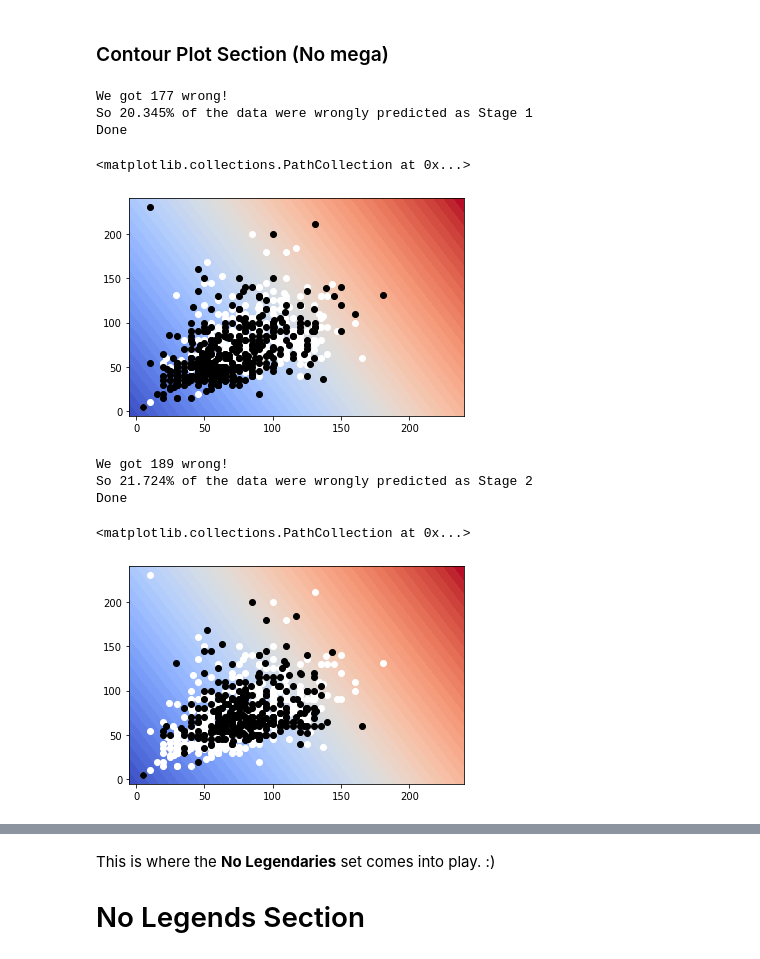
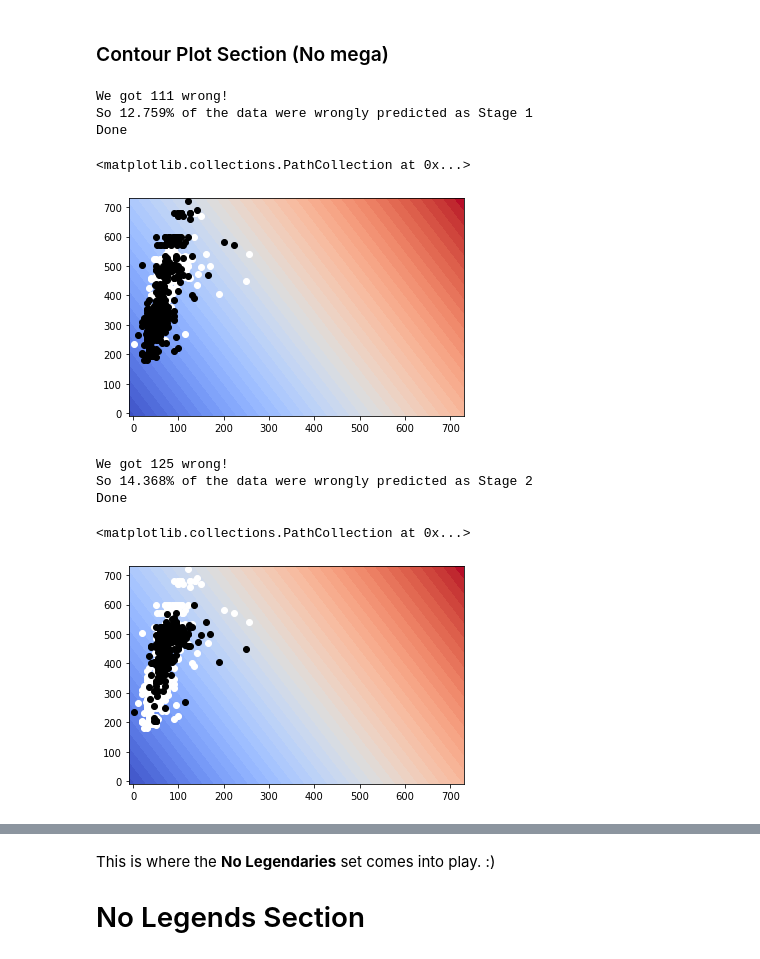
Before and after one commit to samdish7/COSC311, a Jupyter notebook: Projects/Project2/Project2.ipynb, the cells around one changed output, grey strips where cells are left out. Drawn from its saved outputs; the diff is of its cells as text; code cells hidden in the pictures.

```diff
--- a/Projects/Project2/Project2.ipynb
+++ b/Projects/Project2/Project2.ipynb
@@ -202,37 +202,37 @@ Note that **Stage 1** has a fairly high total mean, and the confusion matrix is
 ### Contour Plot Section (No mega)
 # %%
 # Stage 1
-X = noMega[['Attack', 'Defense']].values
+X = noMega[['HP', 'Total']].values
 Y = noMega['Stage']
 Y = Y.replace([1,2,3], [1,0,0]).values.astype('float64') #if stage 1, Stage = 1, 0 otherwise
 knn.train(X,Y)
 
 #predict them!
 prediction = []
 for x in X:
     prediction.append(knn.predict(x))
 predictions = [prediction[i].most_common(2)[0][0] for i in range(len(prediction))]
 
 num_wrong = np.sum(np.not_equal(predictions, Y))
 print(f'We got {num_wrong} wrong!\nSo {round(num_wrong/len(X) * 100, 3)}% of the data were wrongly predicted as Stage 1')
 
 # plotting time
 # make sure grid contains all of our data
 r_min = np.min(X) - 10
 r_max = np.max(X) + 10
 
 xs, ys = np.meshgrid(np.arange(r_min, r_max, 0.1), np.arange(r_min, r_max, 0.1))
 zs = [ [ f(xs[i,j], ys[i,j]) for j in range(len(ys)) ] for i in range(len(xs)) ]
 print("Done")
 plt.contourf(xs, ys, zs, levels = 50, cmap = 'coolwarm')
 plt.scatter(X[Y == 0, 0], X[Y == 0, 1], c = 'w')
 plt.scatter(X[Y == 1, 0], X[Y == 1, 1], c = 'k')
 # %% [output]
-We got 177 wrong!
-So 20.345% of the data were wrongly predicted as Stage 1
+We got 111 wrong!
+So 12.759% of the data were wrongly predicted as Stage 1
 Done
 <matplotlib.collections.PathCollection at 0x...>
-[figure, old version]
+[figure, new version]
 # %%
 # Stage 2
 Y = noMega['Stage']
@@ -260,11 +260,11 @@ plt.contourf(xs, ys, zs, levels = 50, cmap = 'coolwarm')
 plt.scatter(X[Y == 0, 0], X[Y == 0, 1], c = 'w')
 plt.scatter(X[Y == 1, 0], X[Y == 1, 1], c = 'k')
 # %% [output]
-We got 189 wrong!
-So 21.724% of the data were wrongly predicted as Stage 2
+We got 125 wrong!
+So 14.368% of the data were wrongly predicted as Stage 2
 Done
 <matplotlib.collections.PathCollection at 0x...>
-[figure, old version]
+[figure, new version]
 # %%
 # Stage 3
 Y = noMega['Stage']
```
Also changed, not shown: parts of 9 cells of this notebook.
